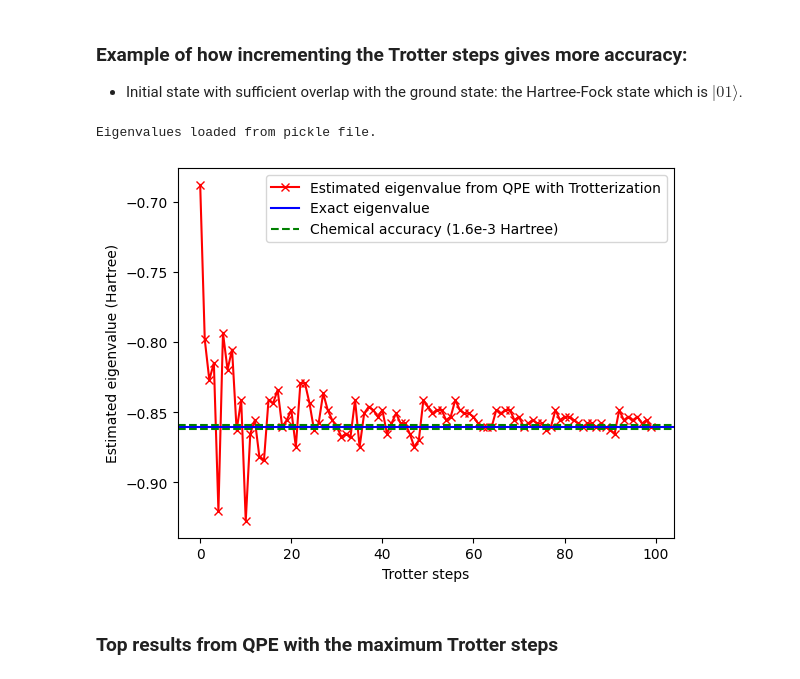
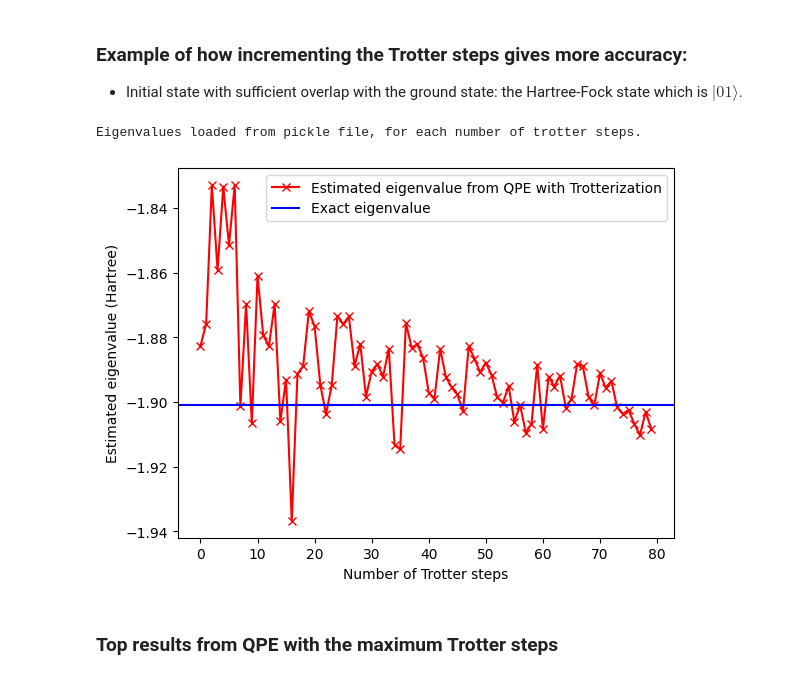
Before and after one commit to miguelruor/QPE-for-H2, a Jupyter notebook: QPE.ipynb, the cells around one changed output. Saved outputs shown, nothing was run; the diff lists cells and outputs as text; code cells hidden in the pictures.

```diff
--- a/QPE.ipynb
+++ b/QPE.ipynb
@@ -319,16 +319,16 @@ def controlledHydrogenUnitary(
 
 - Initial state with sufficient overlap with the ground state: the Hartree-Fock state which is $|01\rangle$.
 # %%
-tau = coeffs_eg["t0"]
+tau = 1.0
 coeff = coeffs_eg[["I", "Z0", "Z1", "Z0Z1", "Y0Y1", "X0X1"]]
 # %%
-COMPUTE_WORKLOAD = False
+COMPUTE_WORKLOAD = True
 
 if COMPUTE_WORKLOAD:
     eigs = []
 
-    max_trotter_steps = 100
-    num_digits = 12
+    max_trotter_steps = 80
+    num_digits = 18
 
     for trotter_steps in tqdm(range(1, max_trotter_steps+1)):
         results = circuit_qpe(
@@ -339,48 +339,51 @@ if COMPUTE_WORKLOAD:
             tau = tau,
             trotter_steps = trotter_steps,
             coeff = coeff,
+            add_ZZ = True,  # add controlled-RZZ term
+            ordering = coeffs_eg["ordering"].split("·")
         )
 
-        results_ordered = [(f"0.{x:0{num_digits}b}", results[x]) for x in range(len(results))]
-        results_ordered.sort(key=lambda tup: tup[1], reverse=True)
-
-        phase = binary_string_to_decimal(results_ordered[0][0][2:])
-
-        estimated_eig = -2*np.pi*phase/tau
+        max_prob_result = results.argmax()
+        max_prob_result_binary = f"{max_prob_result:0{num_digits}b}"
+        phase = binary_string_to_decimal(max_prob_result_binary)
+        estimated_eig = -2*np.pi*phase/tau + coeffs_eg["I"]
 
         eigs.append(estimated_eig)
 # %%
-pickle_path = "/content/drive/MyDrive/Miguel R - Thesis MSc/eigs_results.pkl"
+pickle_path = "/content/drive/MyDrive/Miguel R - Thesis MSc/eigs_trotter_steps.pkl"
 
 # Check if the file already exists
 if os.path.exists(pickle_path):
     # Load previously computed eigenvalues
     with open(pickle_path, "rb") as f:
         eigs = pickle.load(f)
-    print("Eigenvalues loaded from pickle file.")
+    print("Eigenvalues loaded from pickle file, for each number of trotter steps.")
 else:
     # Save eigenvalues to pickle for future use
     with open(pickle_path, "wb") as f:
         pickle.dump(eigs, f)
 
-    print("Eigenvalues computed and saved to pickle file.")
+    print("Eigenvalues computed and saved to pickle file, for each number of trotter steps.")
 # %% [output]
-Eigenvalues loaded from pickle file.
+Eigenvalues loaded from pickle file, for each number of trotter steps.
+# %%
+H = construct_hamiltonian(coeffs_eg[["I", "Z0", "Z1", "Z0Z1", "Y0Y1", "X0X1"]])
+eigs_H = np.linalg.eigvals(H)
+exact_eig = min(eigs_H).real
 # %%
-exact_eig = min(eigs_H_eff).real
 plt.plot(eigs, color="red", marker="x", label="Estimated eigenvalue from QPE with Trotterization")
-plt.xlabel("Trotter steps")
+plt.xlabel("Number of Trotter steps")
 plt.ylabel("Estimated eigenvalue (Hartree)")
 plt.axhline(y=exact_eig, color='b', linestyle='-', label='Exact eigenvalue')
 # plot chemical accuracy line
 
-chemical_accuracy = 1.6e-3 # Hartree
-plt.axhline(y=exact_eig + chemical_accuracy, color='g', linestyle='--', label='Chemical accuracy (1.6e-3 Hartree)')
-plt.axhline(y=exact_eig - chemical_accuracy, color='g', linestyle='--')
+# chemical_accuracy = 1.6e-3 # Hartree
+# plt.axhline(y=exact_eig + chemical_accuracy, color='g', linestyle='--', label='Chemical accuracy (1.6e-3 Hartree)')
+# plt.axhline(y=exact_eig - chemical_accuracy, color='g', linestyle='--')
 plt.legend()
 plt.show()
 # %% [output]
-[figure, old version]
+[figure, new version]
 # %% [markdown]
 ### Top results from QPE with the maximum Trotter steps
 # %% [markdown]
```
Also changed, not shown: parts of 21 cells of this notebook.
